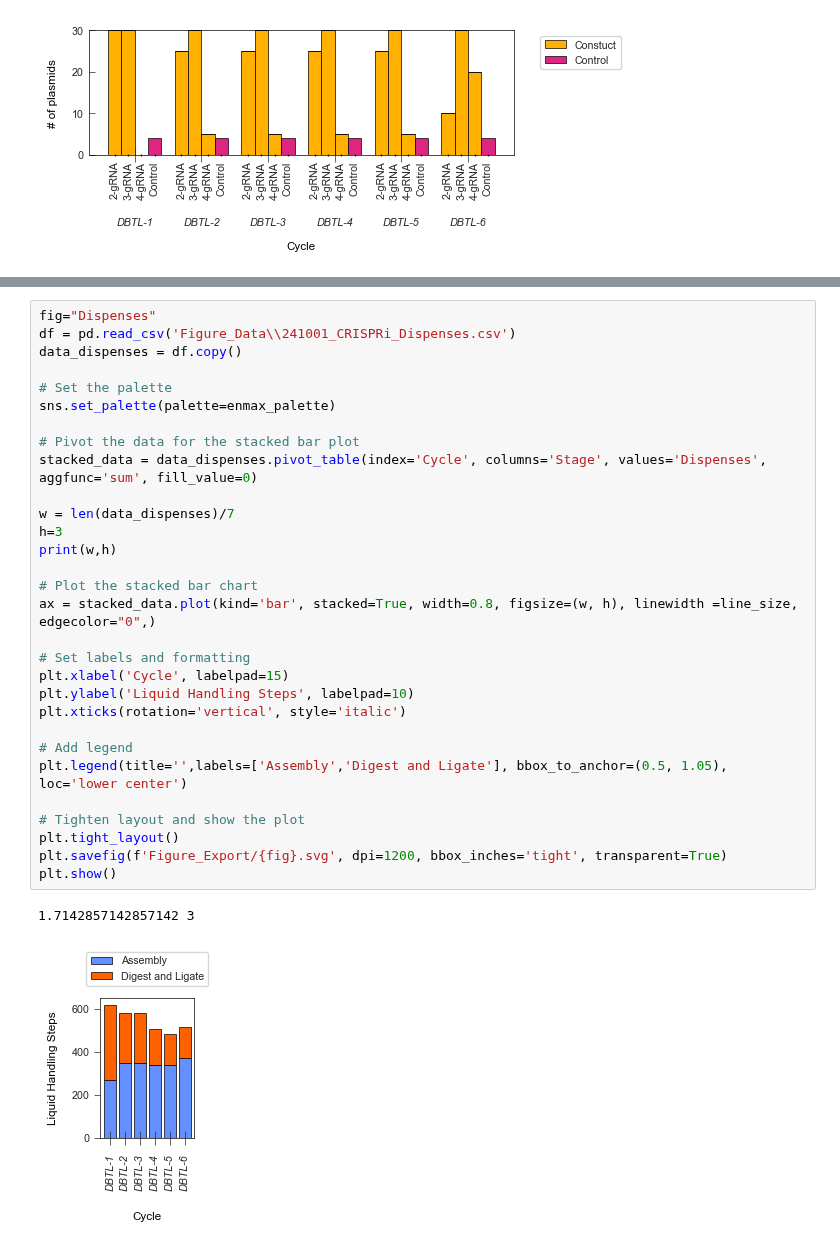
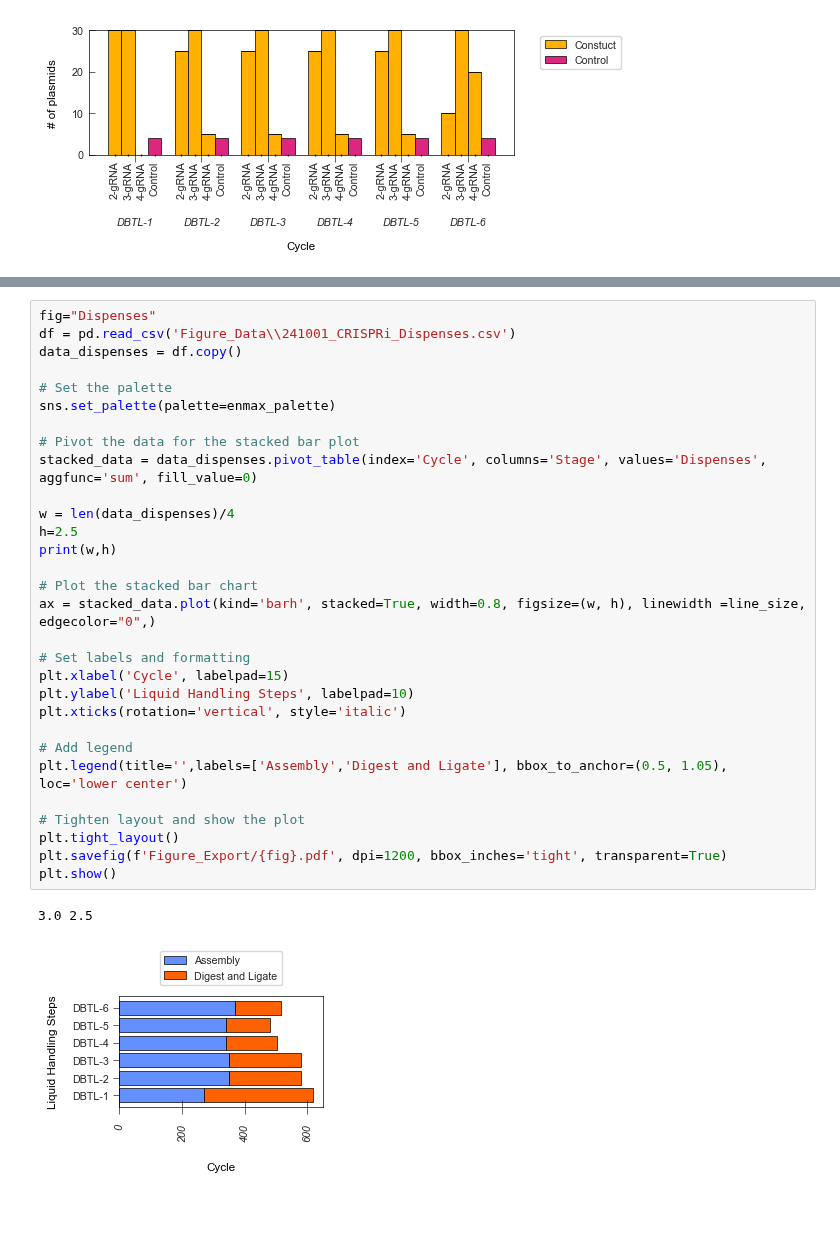
Before and after one commit to JBEI/Isoprenol_CRISPRi, a Jupyter notebook: CRISPRi_Figures.ipynb, the cells around one changed output, grey strips where cells are left out. Saved outputs shown, nothing was run; the diff lists cells and outputs as text; blank space fills up the shorter version.

```diff
--- a/CRISPRi_Figures.ipynb
+++ b/CRISPRi_Figures.ipynb
@@ -552,33 +552,33 @@ plt.show()
 # %%
 fig="Dispenses"
 df = pd.read_csv('Figure_Data\\241001_CRISPRi_Dispenses.csv')
 data_dispenses = df.copy()
 
 # Set the palette
 sns.set_palette(palette=enmax_palette)
 
 # Pivot the data for the stacked bar plot
 stacked_data = data_dispenses.pivot_table(index='Cycle', columns='Stage', values='Dispenses', aggfunc='sum', fill_value=0)
 
-w = len(data_dispenses)/7
-h=3
+w = len(data_dispenses)/4
+h=2.5
 print(w,h)
 
 # Plot the stacked bar chart
-ax = stacked_data.plot(kind='bar', stacked=True, width=0.8, figsize=(w, h), linewidth =line_size, edgecolor="0",)
+ax = stacked_data.plot(kind='barh', stacked=True, width=0.8, figsize=(w, h), linewidth =line_size, edgecolor="0",)
 
 # Set labels and formatting
 plt.xlabel('Cycle', labelpad=15)
 plt.ylabel('Liquid Handling Steps', labelpad=10)
 plt.xticks(rotation='vertical', style='italic')
 
 # Add legend
 plt.legend(title='',labels=['Assembly','Digest and Ligate'], bbox_to_anchor=(0.5, 1.05), loc='lower center')
 
 # Tighten layout and show the plot
 plt.tight_layout()
-plt.savefig(f'Figure_Export/{fig}.svg', dpi=1200, bbox_inches='tight', transparent=True)
+plt.savefig(f'Figure_Export/{fig}.pdf', dpi=1200, bbox_inches='tight', transparent=True)
 plt.show()
 # %% [output]
-1.7142857142857142 3
+3.0 2.5
-[figure, old version]
+[figure, new version]
```
Also changed, not shown: parts of 2 cells of this notebook, 9 other files.
